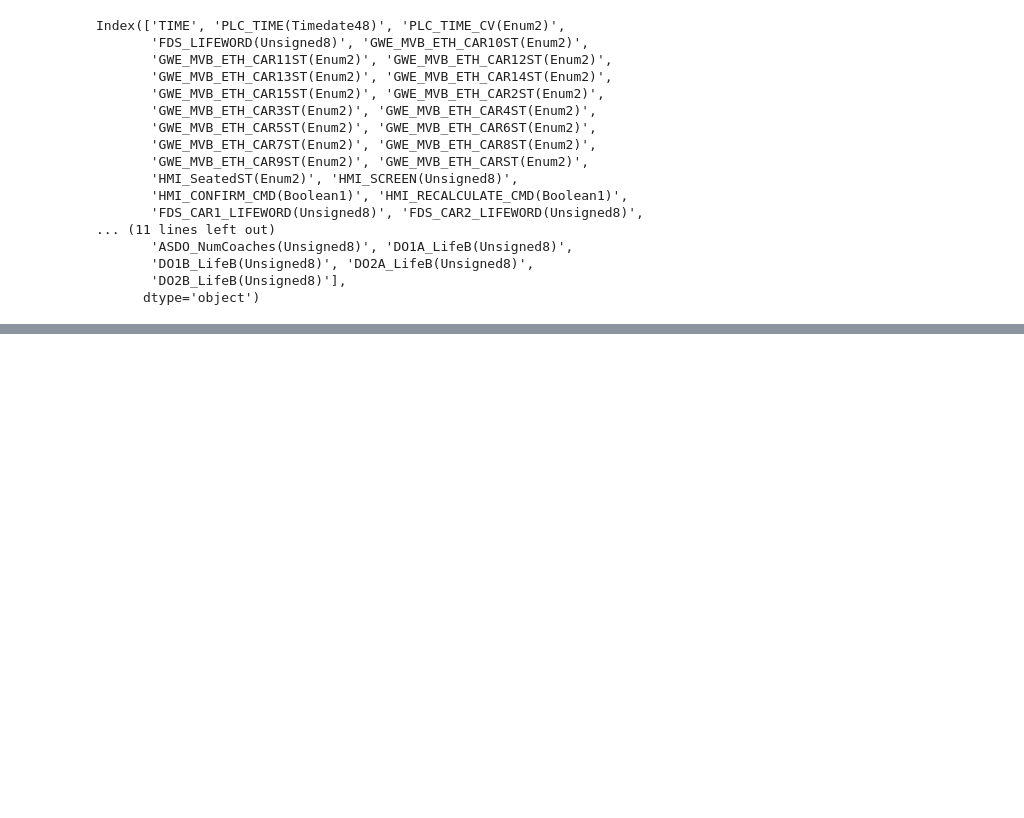
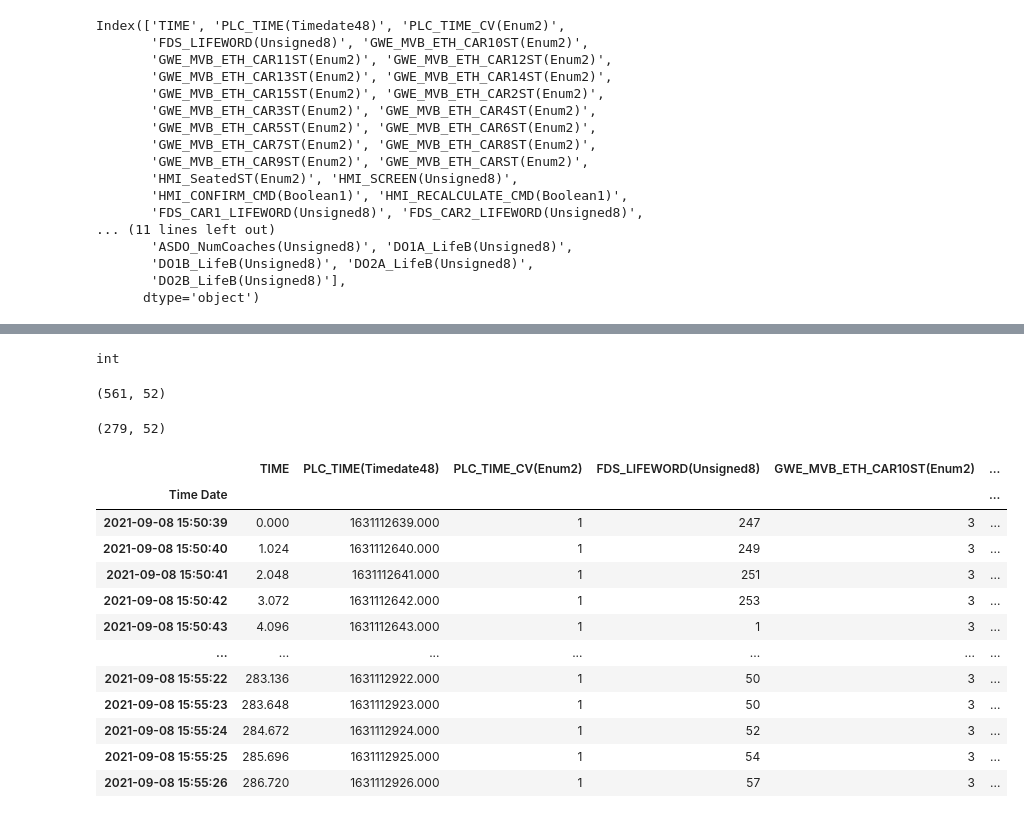
Before and after one commit to benjjo/Timonator, a Jupyter notebook: Timonator.ipynb, the cells around one changed output, grey strips where cells are left out. Saved outputs shown, nothing was run; the diff lists cells and outputs as text; code cells hidden in the pictures; blank space fills up the shorter version.

Commit message:
everything works but I need to fix the performance of the bitset lambda function.

```diff
--- a/Timonator.ipynb
+++ b/Timonator.ipynb
@@ -243,0 +285,32 @@ Index(['TIME', 'PLC_TIME(Timedate48)', 'PLC_TIME_CV(Enum2)',
+# %%
+HMI_Screen_dic = {1: 'Train Formation Confirmation screen',
+                  2: 'Train Formation screen',
+                  3: 'Controls screen',
+                  4: 'HVAC screen',
+                  5: 'Lighting screen',
+                  6: 'Toilets screen',
+                  7: 'CCTV screen',
+                  8: 'Alarms screen',
+                  9: 'Brake Status screen',
+                  20: 'Password screen  (Maintenance)',
+                  21: 'Alarms screen (Maintenance)',
+                  22: 'Controls screen (Maintenance)',
+                  23: 'HVAC screen (Maintenance)',
+                  24: 'Lighting screen (Maintenance)',
+                  25: 'Buses communications screen (Maintenance)',
+                  26: 'Groups screen',
+                  27: 'Log fault screen (Maintenance)',
+                  28: 'Versions screen (Maintenance)',
+                  100: 'Degraded mode screen'}
+# %%
+for col in HMI_Screen_dic.values():
+    df[col] = 0
+# %%
+for cell_index in df.index.values:
+    try:
+        cell_value = df.loc[cell_index, 'HMI_SCREEN(Unsigned8)']
+        print(f'Cell value is: {str(cell_value)}')
+        if cell_value in HMI_Screen_dic.keys():
+            df.loc[cell_index, HMI_Screen_dic[cell_value]] = 1
+    except IndexError:
+        print(f'Bad index at: {str(cell_index)}')
@@ -244,3 +329,29 @@ Index(['TIME', 'PLC_TIME(Timedate48)', 'PLC_TIME_CV(Enum2)',
+# %%
+type(cell_value)
+# %% [output]
+int
+# %%
+df.shape
+# %% [output]
+(561, 52)
+# %%
+df = df[~df.index.duplicated(keep='first')]
+df.shape
+# %% [output]
+(279, 52)
 # %%
-df['ASDO_StsW(Bitset16)']
+df
 # %% [output]
+|  | TIME | PLC_TIME(Timedate48) | PLC_TIME_CV(Enum2) | FDS_LIFEWORD(Unsigned8) | GWE_MVB_ETH_CAR10ST(Enum2) | ... |
+| Time Date |  |  |  |  |  | ... |
+| 2021-09-08 15:50:39 | 0.000 | 1631112639.000 | 1 | 247 | 3 | ... |
+| 2021-09-08 15:50:40 | 1.024 | 1631112640.000 | 1 | 249 | 3 | ... |
+| 2021-09-08 15:50:41 | 2.048 | 1631112641.000 | 1 | 251 | 3 | ... |
+| 2021-09-08 15:50:42 | 3.072 | 1631112642.000 | 1 | 253 | 3 | ... |
+| 2021-09-08 15:50:43 | 4.096 | 1631112643.000 | 1 | 1 | 3 | ... |
+| ... | ... | ... | ... | ... | ... | ... |
+| 2021-09-08 15:55:22 | 283.136 | 1631112922.000 | 1 | 50 | 3 | ... |
+| 2021-09-08 15:55:23 | 283.648 | 1631112923.000 | 1 | 50 | 3 | ... |
+| 2021-09-08 15:55:24 | 284.672 | 1631112924.000 | 1 | 52 | 3 | ... |
+| 2021-09-08 15:55:25 | 285.696 | 1631112925.000 | 1 | 54 | 3 | ... |
+| 2021-09-08 15:55:26 | 286.720 | 1631112926.000 | 1 | 57 | 3 | ... |
```
Also changed, not shown: parts of 8 cells of this notebook, 1 other file.
